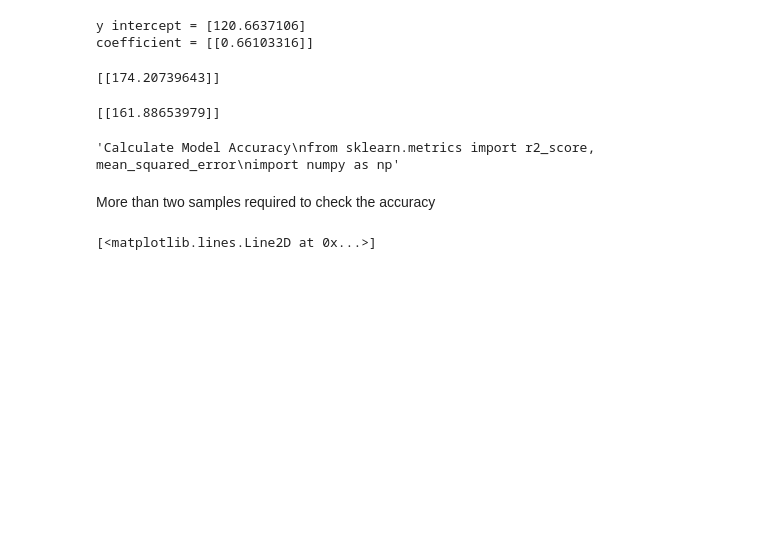
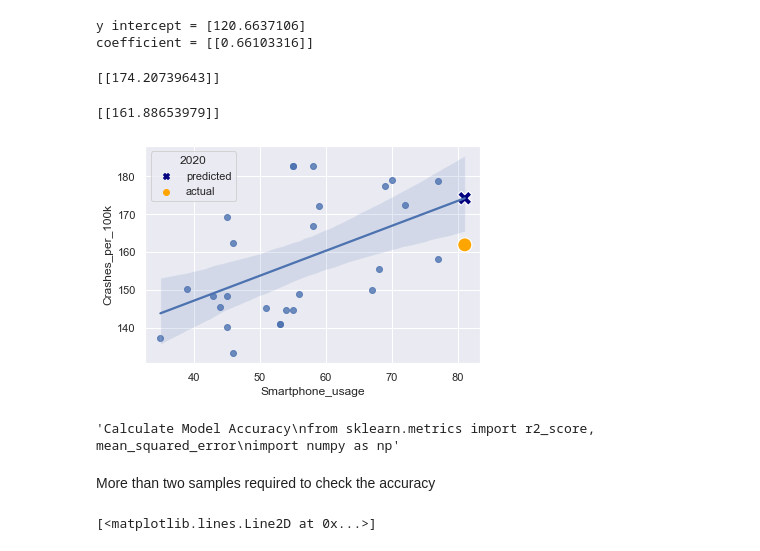
Before and after one commit to Addechander/Traffic_Safety, a Jupyter notebook: visualization.ipynb, the cells around one changed output. Cells and saved outputs as stored; diff of their text form; code cells hidden in the pictures; blank space fills up the shorter version.

```diff
--- a/visualization.ipynb
+++ b/visualization.ipynb
@@ -212,6 +212,8 @@ testdata = (df_Smartphone[df_Smartphone['Month_Year'] == "Feb-19"].Smartphone_us
 linModel_pred = linModel.predict(testdata)#requires 2D array so reshaped testData
 
 print(linModel_pred)
+
+predictedVal = linModel_pred[0][0]
 # %% [output]
 [[174.20739643]]
 # %%
@@ -219,8 +221,25 @@ print(linModel_pred)
 actualdata = (df_Crash[df_Crash['Date'] == pd.to_datetime("2019-02-01")].Crashes_per_100k).to_numpy().reshape(-1,1)
 
 print(actualdata)
+
+actualVal = actualdata[0][0]
 # %% [output]
 [[161.88653979]]
+# %%
+# recreate the regression plot we made earlier
+sns.regplot(data = df_Smartphone, x = 'Smartphone_usage', y = 'Crashes_per_100k')
+
+
+# add a scatter plot layer to show the actual and predicted 2020 values
+sns.scatterplot(x = [testdata[0][0],testdata[0][0]], y = [predictedVal,actualVal],
+                hue = ['predicted','actual'], style= ['predicted','actual'],
+                markers = ['X','o'], palette=['navy','orange'], s=200)
+
+# add legend title
+plt.legend(title='2020')
+plt.show()
+# %% [output]
+[figure, added]
 # %%
 '''Calculate Model Accuracy
 from sklearn.metrics import r2_score, mean_squared_error
```
Also changed, not shown: parts of 2 cells of this notebook.
